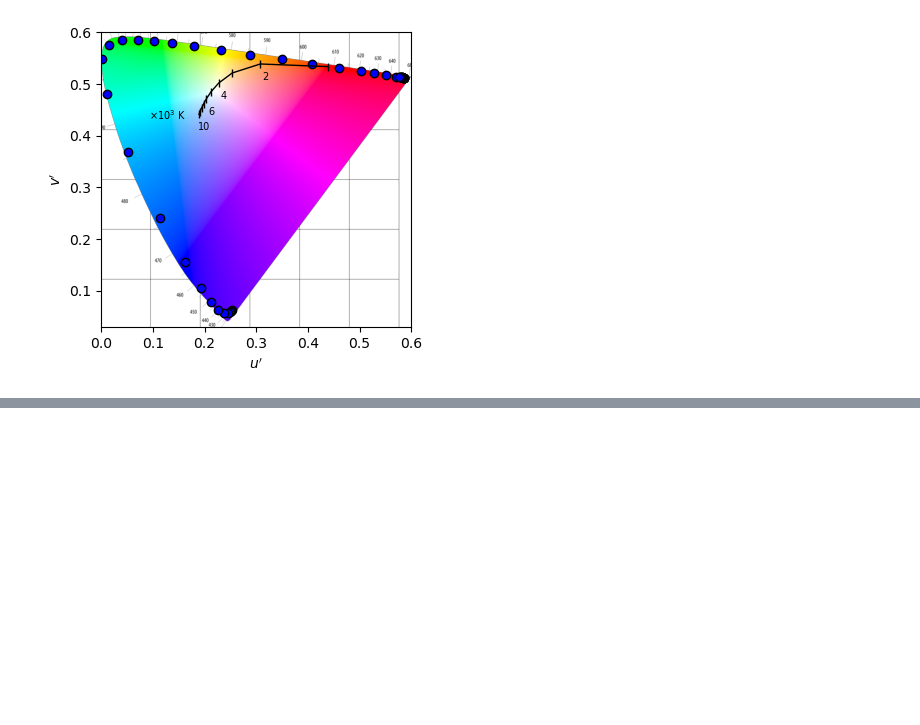
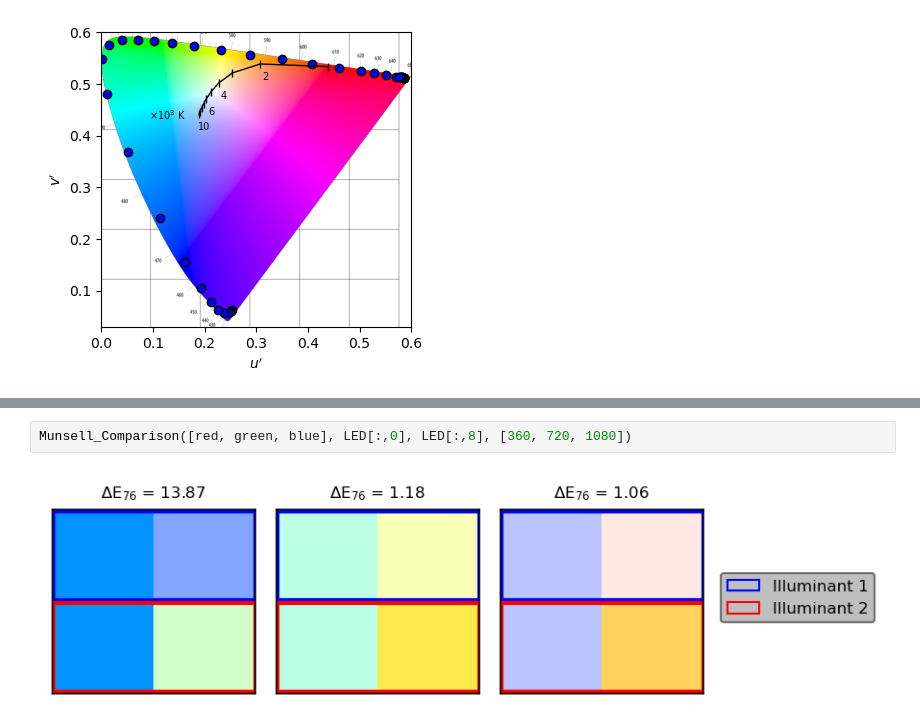
Before and after one commit to npcrmns/App-Physics-167, a Jupyter notebook: [6] Color Imaging/Color Imaging.ipynb, the cells around one changed output, grey strips where cells are left out. Drawn from its saved outputs; the diff is of its cells as text; blank space fills up the shorter version.

```diff
--- a/[6] Color Imaging/Color Imaging.ipynb
+++ b/[6] Color Imaging/Color Imaging.ipynb
@@ -257,0 +396,4 @@ munsell_coords = pd.DataFrame(munsell_data["C"])
+# %%
+Munsell_Comparison([red, green, blue], LED[:,0], LED[:,8], [360, 720, 1080])
+# %% [output]
+[figure, added]
```
Also changed, not shown: parts of 28 cells of this notebook, 3 other files.
